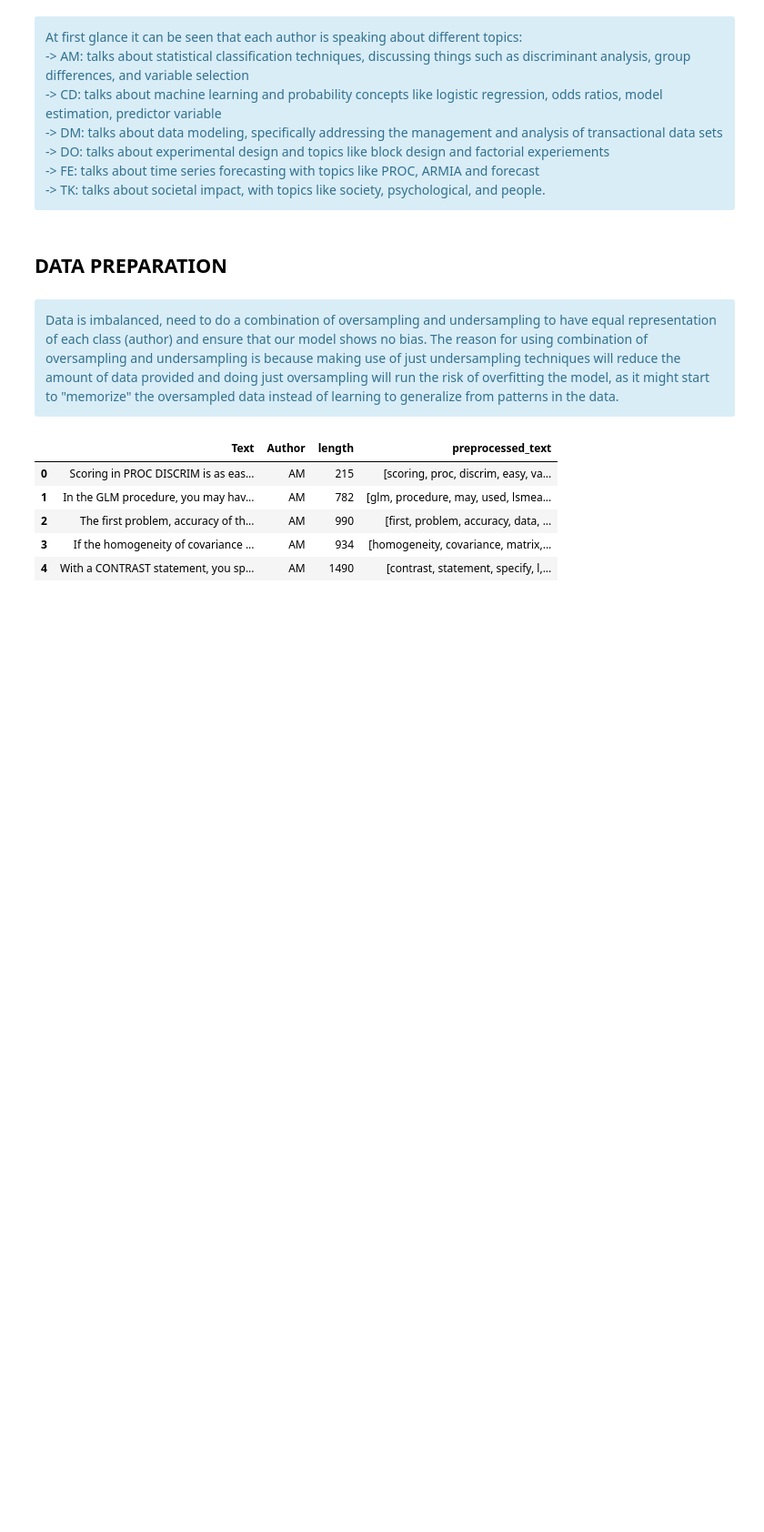
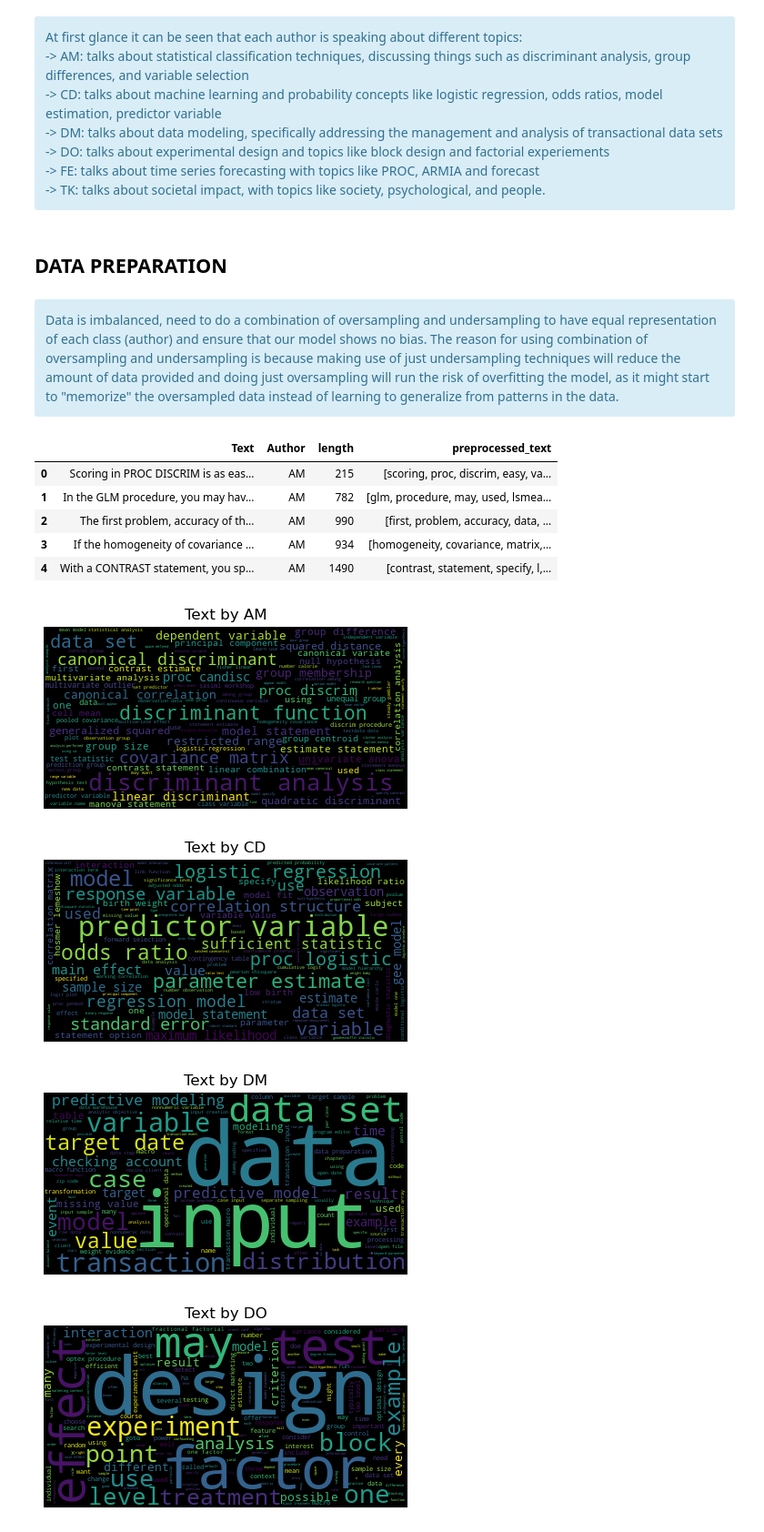
Before and after one commit to gangula-karthik/NLP-Assignment, a Jupyter notebook: 223715Y_Karthik.ipynb, the cells around one changed output. Shown at 91% size. Saved outputs shown, nothing was run; the diff lists cells and outputs as text; code cells hidden in the pictures; blank space fills up the shorter version.

Commit message:
add: n-gram analysis + visualization

```diff
--- a/223715Y_Karthik.ipynb
+++ b/223715Y_Karthik.ipynb
@@ -176,3 +177,21 @@ df_train.head()
 | 2 | The first problem, accuracy of th... | AM | 990 | [first, problem, accuracy, data, ... |
 | 3 | If the homogeneity of covariance ... | AM | 934 | [homogeneity, covariance, matrix,... |
 | 4 | With a CONTRAST statement, you sp... | AM | 1490 | [contrast, statement, specify, l,... |
+# %%
+grouped = df_train.groupby('Author')['preprocessed_text'].sum()
+
+for author, words in grouped.items():
+    text = ' '.join(words)
+    wordcloud = WordCloud().generate(text)
+    plt.figure(figsize = (8, 8))
+    plt.subplot(122)
+    plt.imshow(wordcloud)
+    plt.title(f"Text by {author}")
+    plt.axis("off")
+    plt.tight_layout(pad = 0)
+    plt.show()
+# %% [output]
+[figure, added]
+[figure, added]
+[figure, added]
+[figure, added]
```
Also changed, not shown: parts of 6 cells of this notebook.
